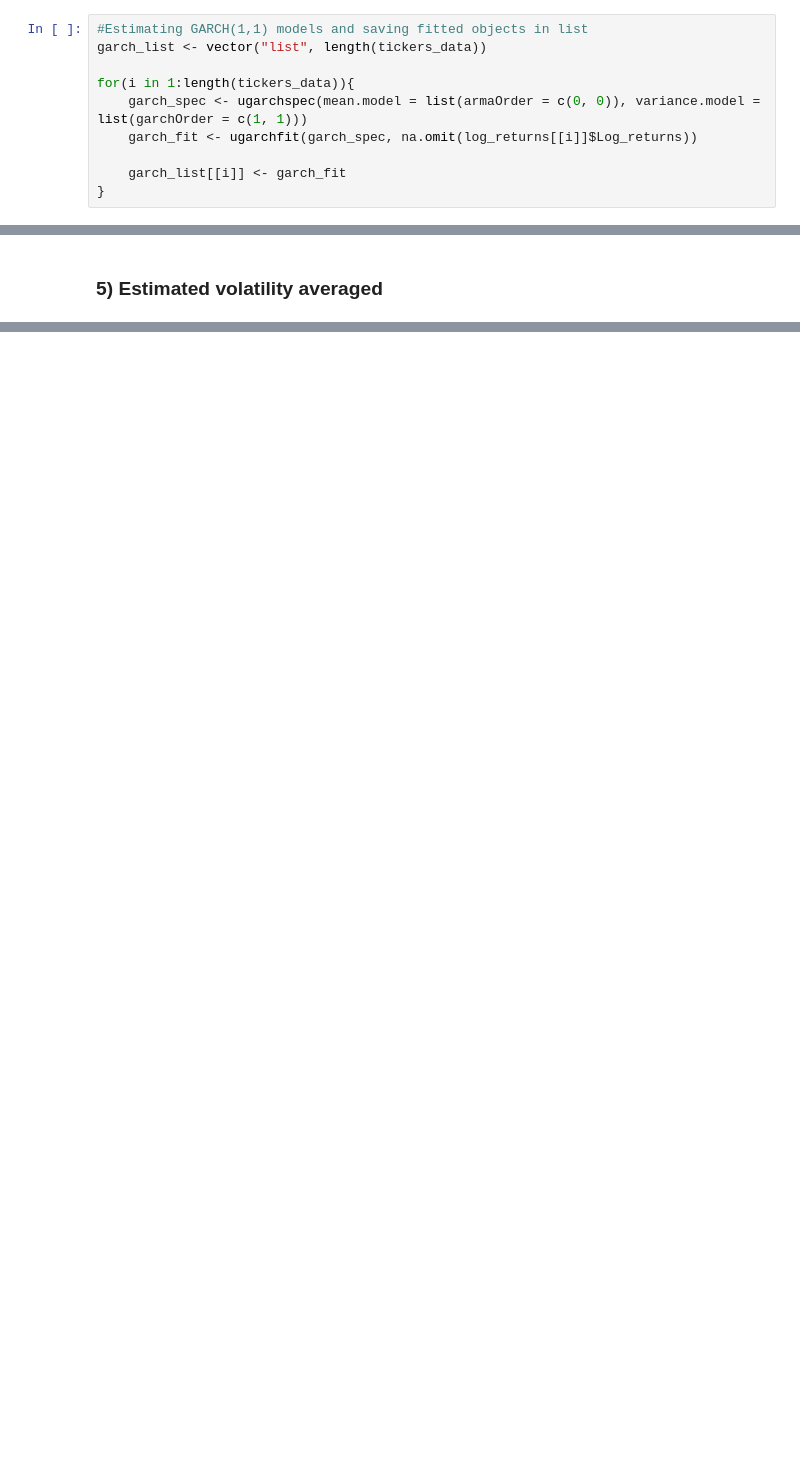
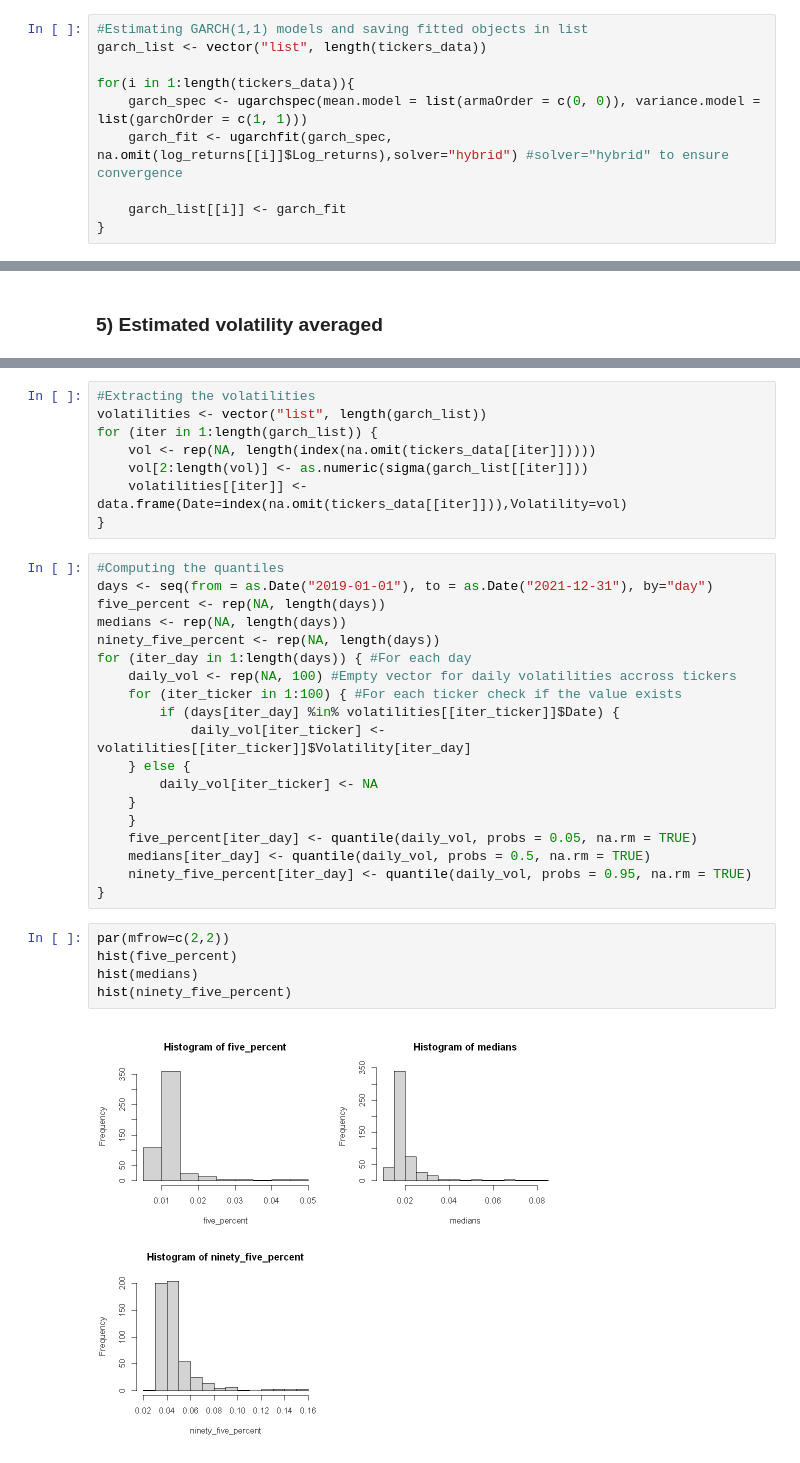
Before and after one commit to JanK0095/Financial-Econometrics-Course-Projects, a Jupyter notebook: HW2/Problem 1.ipynb, the cells around one changed output, grey strips where cells are left out. Saved outputs shown, nothing was run; the diff lists cells and outputs as text; blank space fills up the shorter version.

```diff
--- a/HW2/Problem 1.ipynb
+++ b/HW2/Problem 1.ipynb
@@ -97,7 +98,7 @@ garch_list <- vector("list", length(tickers_data))
 
 for(i in 1:length(tickers_data)){
     garch_spec <- ugarchspec(mean.model = list(armaOrder = c(0, 0)), variance.model = list(garchOrder = c(1, 1)))
-    garch_fit <- ugarchfit(garch_spec, na.omit(log_returns[[i]]$Log_returns))
+    garch_fit <- ugarchfit(garch_spec, na.omit(log_returns[[i]]$Log_returns),solver="hybrid") #solver="hybrid" to ensure convergence
 
     garch_list[[i]] <- garch_fit
 }
@@ -172,0 +154,34 @@ fitted(garch_list[[32]])
+# %%
+#Extracting the volatilities
+volatilities <- vector("list", length(garch_list))
+for (iter in 1:length(garch_list)) {
+    vol <- rep(NA, length(index(na.omit(tickers_data[[iter]]))))
+    vol[2:length(vol)] <- as.numeric(sigma(garch_list[[iter]]))
+    volatilities[[iter]] <- data.frame(Date=index(na.omit(tickers_data[[iter]])),Volatility=vol)
+}
+# %%
+#Computing the quantiles
+days <- seq(from = as.Date("2019-01-01"), to = as.Date("2021-12-31"), by="day")
+five_percent <- rep(NA, length(days))
+medians <- rep(NA, length(days))
+ninety_five_percent <- rep(NA, length(days))
+for (iter_day in 1:length(days)) { #For each day
+    daily_vol <- rep(NA, 100) #Empty vector for daily volatilities accross tickers
+    for (iter_ticker in 1:100) { #For each ticker check if the value exists
+        if (days[iter_day] %in% volatilities[[iter_ticker]]$Date) {
+            daily_vol[iter_ticker] <- volatilities[[iter_ticker]]$Volatility[iter_day]
+    } else {
+        daily_vol[iter_ticker] <- NA
+    }
+    }
+    five_percent[iter_day] <- quantile(daily_vol, probs = 0.05, na.rm = TRUE)
+    medians[iter_day] <- quantile(daily_vol, probs = 0.5, na.rm = TRUE)
+    ninety_five_percent[iter_day] <- quantile(daily_vol, probs = 0.95, na.rm = TRUE)
+}
+# %%
+par(mfrow=c(2,2))
+hist(five_percent)
+hist(medians)
+hist(ninety_five_percent)
+# %% [output]
+[figure, added]
```
Also changed, not shown: parts of 13 cells of this notebook.
